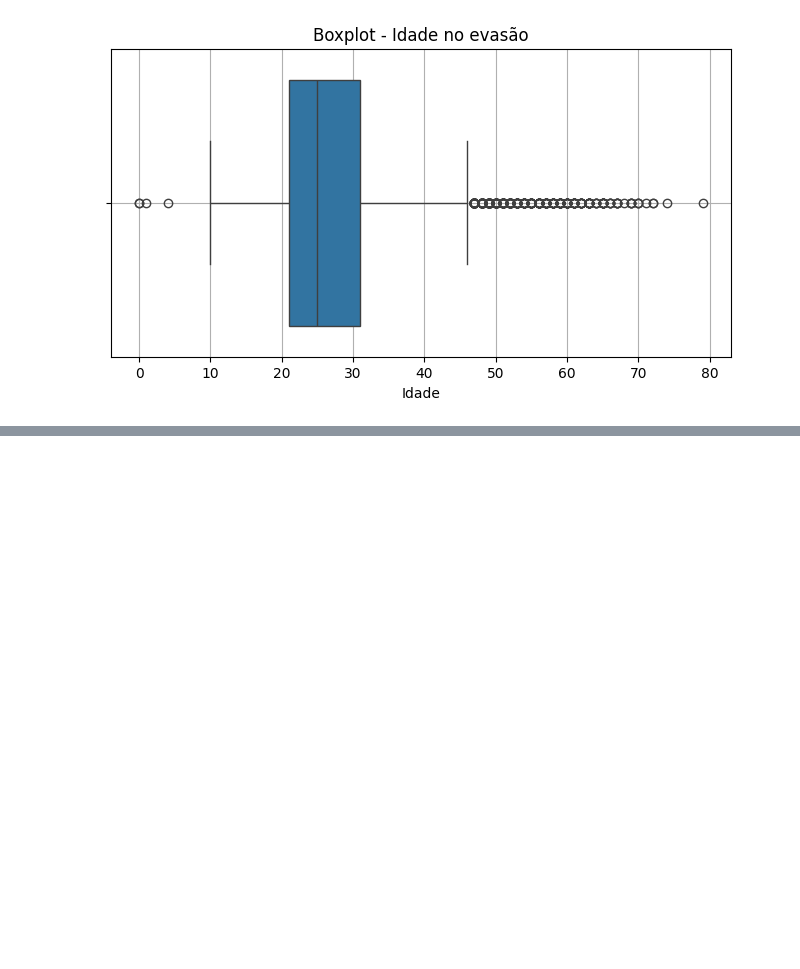
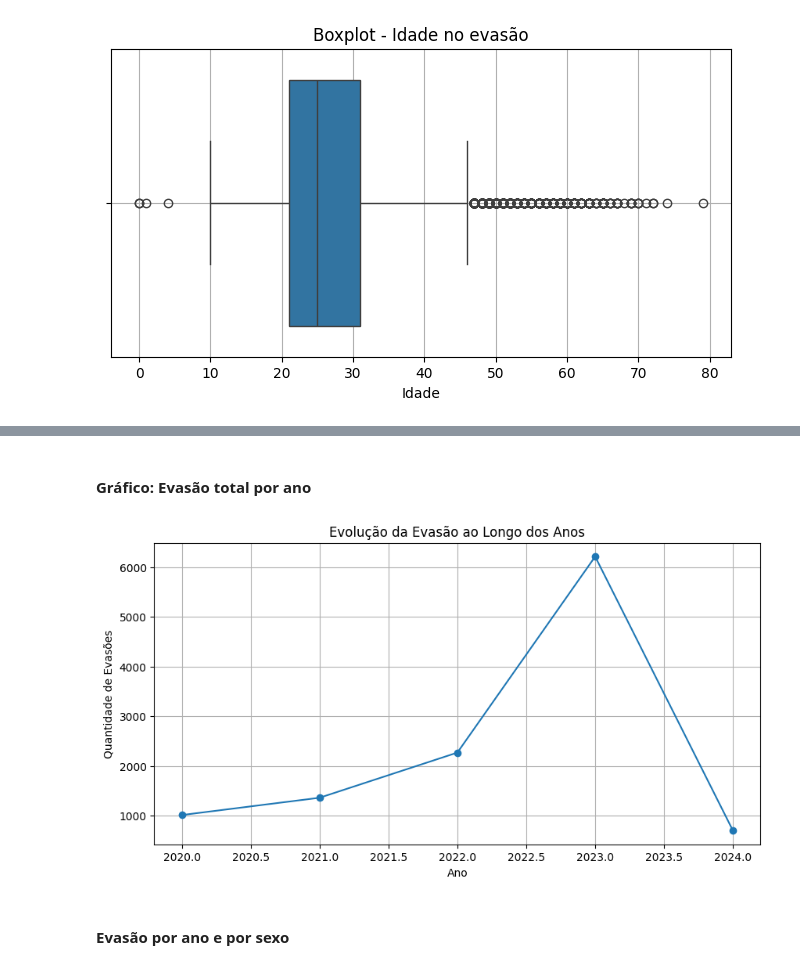
Before and after one commit to lucaslucena-la/Data_Science, a Jupyter notebook: evasão_dataset/evasao.ipynb, the cells around one changed output, grey strips where cells are left out. Saved outputs shown, nothing was run; the diff lists cells and outputs as text; code cells hidden in the pictures; blank space fills up the shorter version.

```diff
--- a/evasão_dataset/evasao.ipynb
+++ b/evasão_dataset/evasao.ipynb
@@ -274,0 +455,6 @@ plt.show()
+# %%
+# Agrupar por ano de evasão
+evasao_ano = df['anoEvasao'].value_counts().sort_index()
+
+print("Evasões por ano:")
+print(evasao_ano)
@@ -274,0 +470,14 @@ plt.show()
+# %% [markdown]
+#### Gráfico: Evasão total por ano
+# %%
+plt.figure(figsize=(10,5))
+evasao_ano.plot(kind='line', marker='o')
+plt.title("Evolução da Evasão ao Longo dos Anos")
+plt.xlabel("Ano")
+plt.ylabel("Quantidade de Evasões")
+plt.grid(True)
+plt.show()
+# %% [output]
+[figure, added]
+# %% [markdown]
+#### Evasão por ano e por sexo
```
Also changed, not shown: parts of 69 cells of this notebook, 7 other files.
